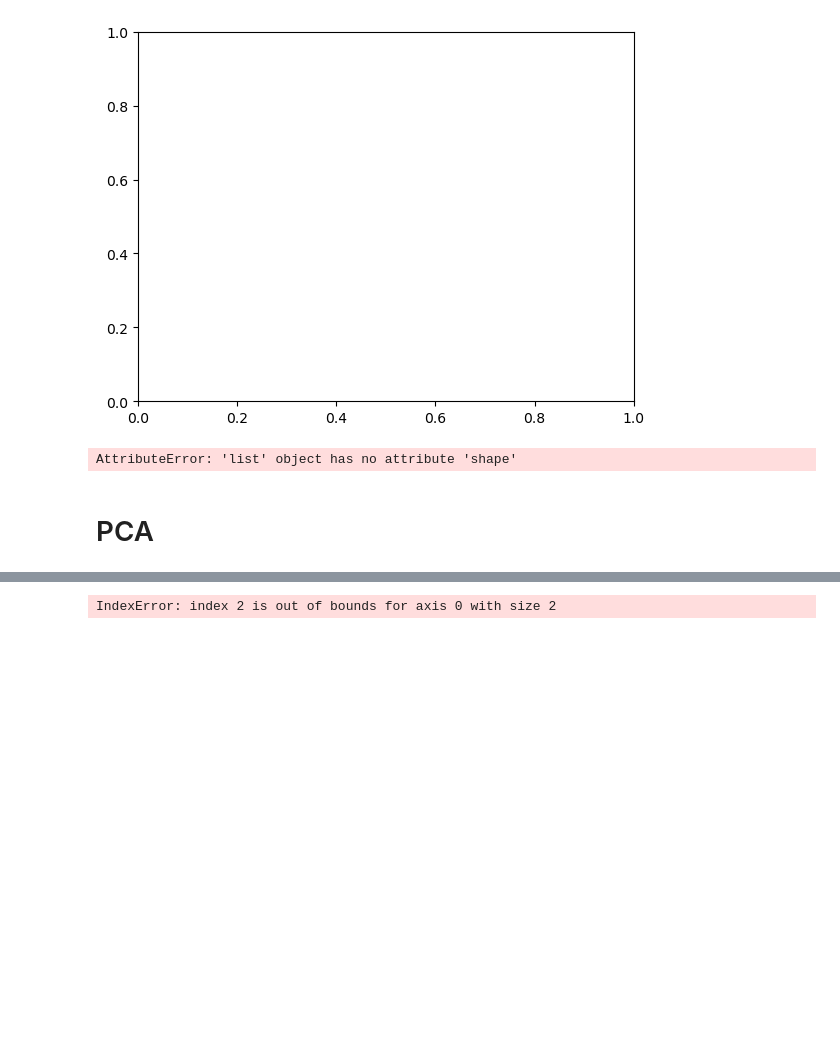
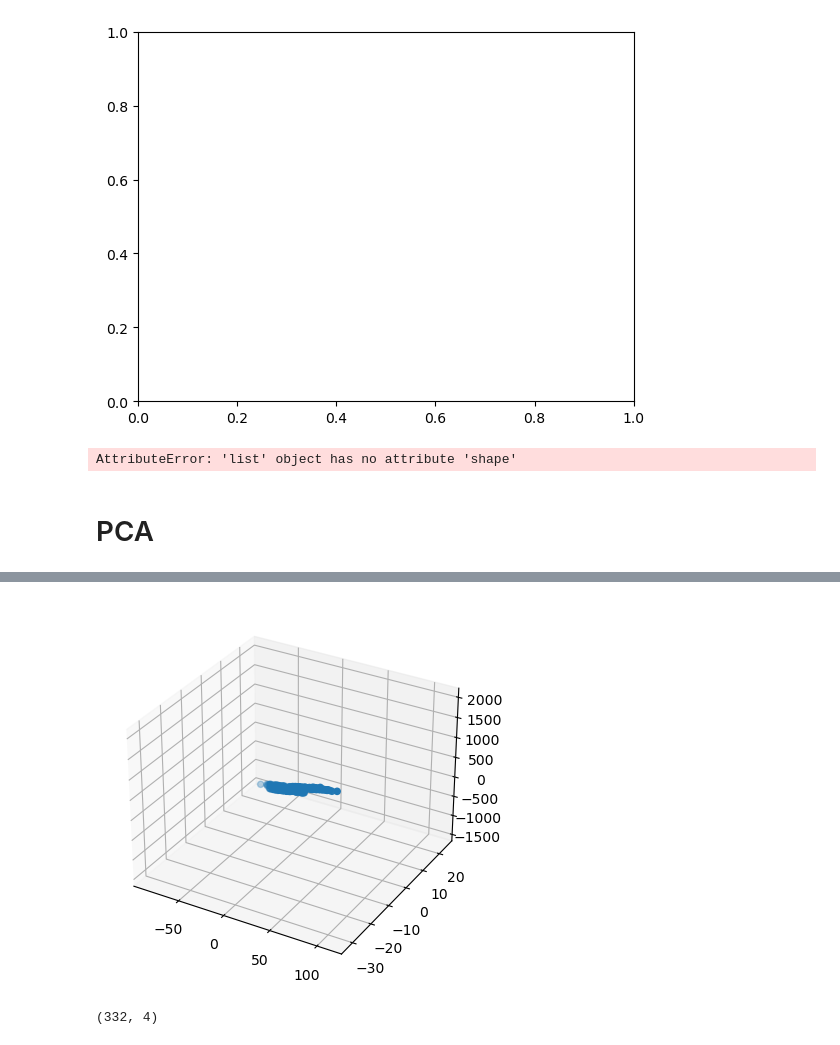
Before and after one commit to Louis-Ian/MachineLearning, a Jupyter notebook: Lista 6/list_06.ipynb, the cells around one changed output, grey strips where cells are left out. Drawn from its saved outputs; the diff is of its cells as text; code cells hidden in the pictures; blank space fills up the shorter version.

```diff
--- a/Lista 6/list_06.ipynb
+++ b/Lista 6/list_06.ipynb
@@ -257,5 +302,15 @@ IndexError: index 2 is out of bounds for axis 0 with size 2
+# %%
+# plot for the 3d pca
+from mpl_toolkits.mplot3d import Axes3D
+
+fig = plt.figure()
+ax = fig.add_subplot(111, projection='3d')
+ax.scatter(pca[:, 0], pca[:, 1], pca[:, 2])
+plt.show()
+# %% [output]
+[figure, added]
 # %%
 pca = principal_component_analysis(data, 4)
-pca
+pca.shape
 # %% [output]
-IndexError: index 2 is out of bounds for axis 0 with size 2
+(332, 4)
```
Also changed, not shown: parts of 10 cells of this notebook.
